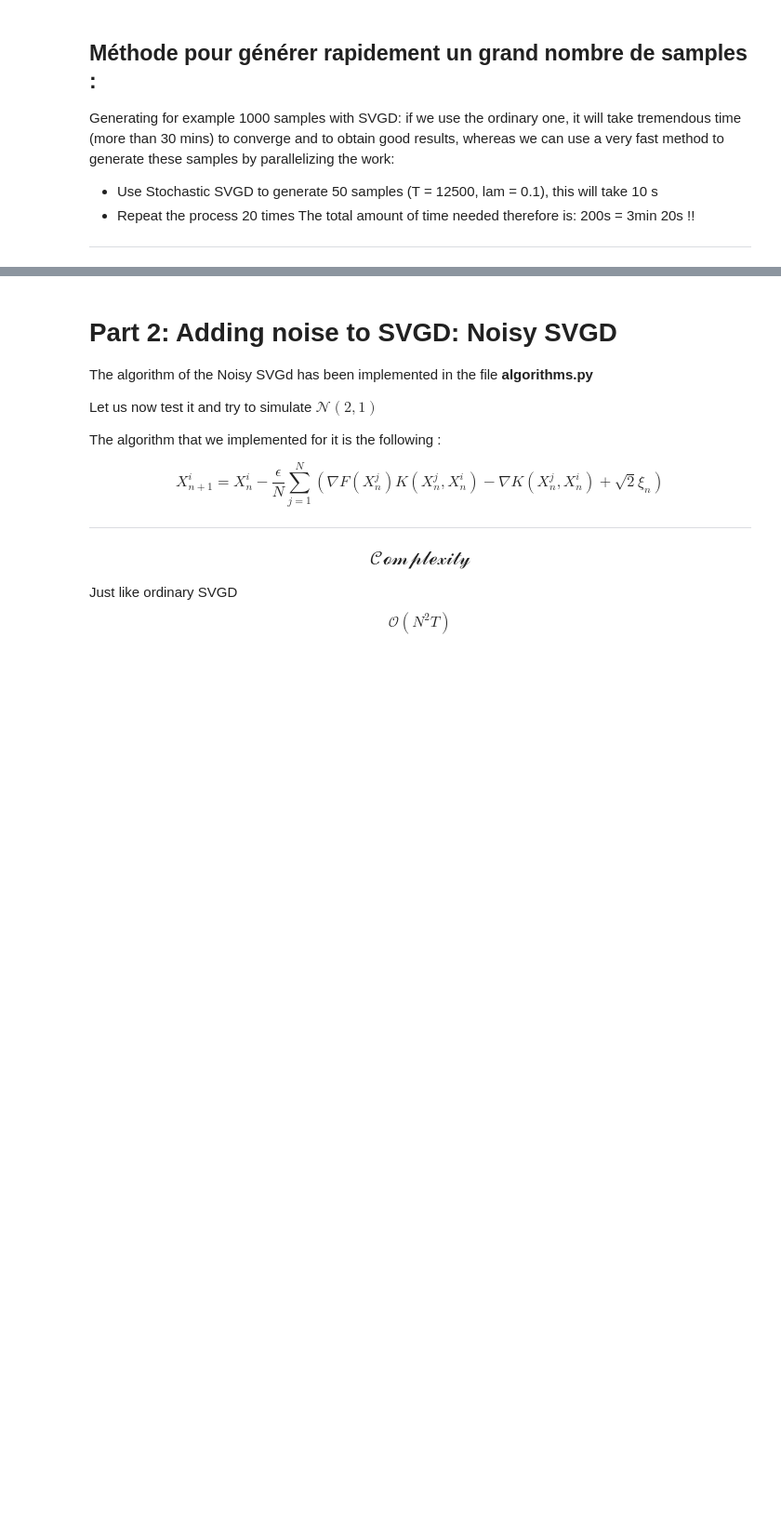
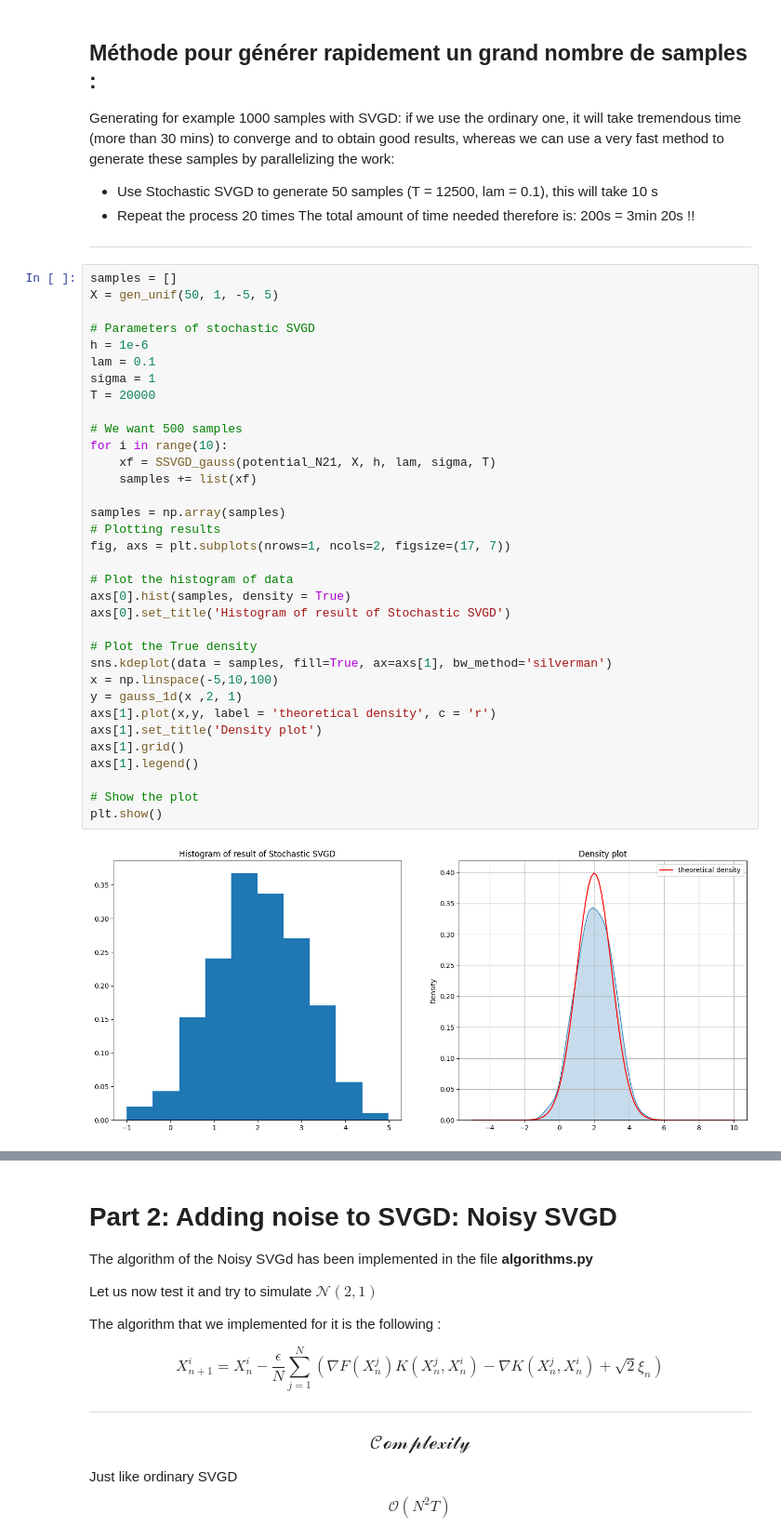
Before and after one commit to elfirdoussilab1/SVGD, a Jupyter notebook: New algorithms.ipynb, the cells around one changed output, grey strips where cells are left out. Shown: that part at 93% size. Saved outputs shown, nothing was run; the diff lists cells and outputs as text; blank space fills up the shorter version.

Commit message:
generate a lot os samples in little time compared to SVGD

```diff
--- a/New algorithms.ipynb
+++ b/New algorithms.ipynb
@@ -94,3 +94,39 @@ The total amount of time needed therefore is: 200s = 3min 20s !!
 
 
 ------
+# %%
+samples = []
+X = gen_unif(50, 1, -5, 5)
+
+# Parameters of stochastic SVGD
+h = 1e-6
+lam = 0.1
+sigma = 1
+T = 20000
+
+# We want 500 samples
+for i in range(10):
+    xf = SSVGD_gauss(potential_N21, X, h, lam, sigma, T)
+    samples += list(xf)
+
+samples = np.array(samples)
+# Plotting results
+fig, axs = plt.subplots(nrows=1, ncols=2, figsize=(17, 7))
+
+# Plot the histogram of data
+axs[0].hist(samples, density = True)
+axs[0].set_title('Histogram of result of Stochastic SVGD')
+
+# Plot the True density
+sns.kdeplot(data = samples, fill=True, ax=axs[1], bw_method='silverman')
+x = np.linspace(-5,10,100)
+y = gauss_1d(x ,2, 1)
+axs[1].plot(x,y, label = 'theoretical density', c = 'r')
+axs[1].set_title('Density plot')
+axs[1].grid()
+axs[1].legend()
+
+# Show the plot
+plt.show()
+# %% [output]
+[figure, added]
```
Also changed, not shown: parts of 3 cells of this notebook.
